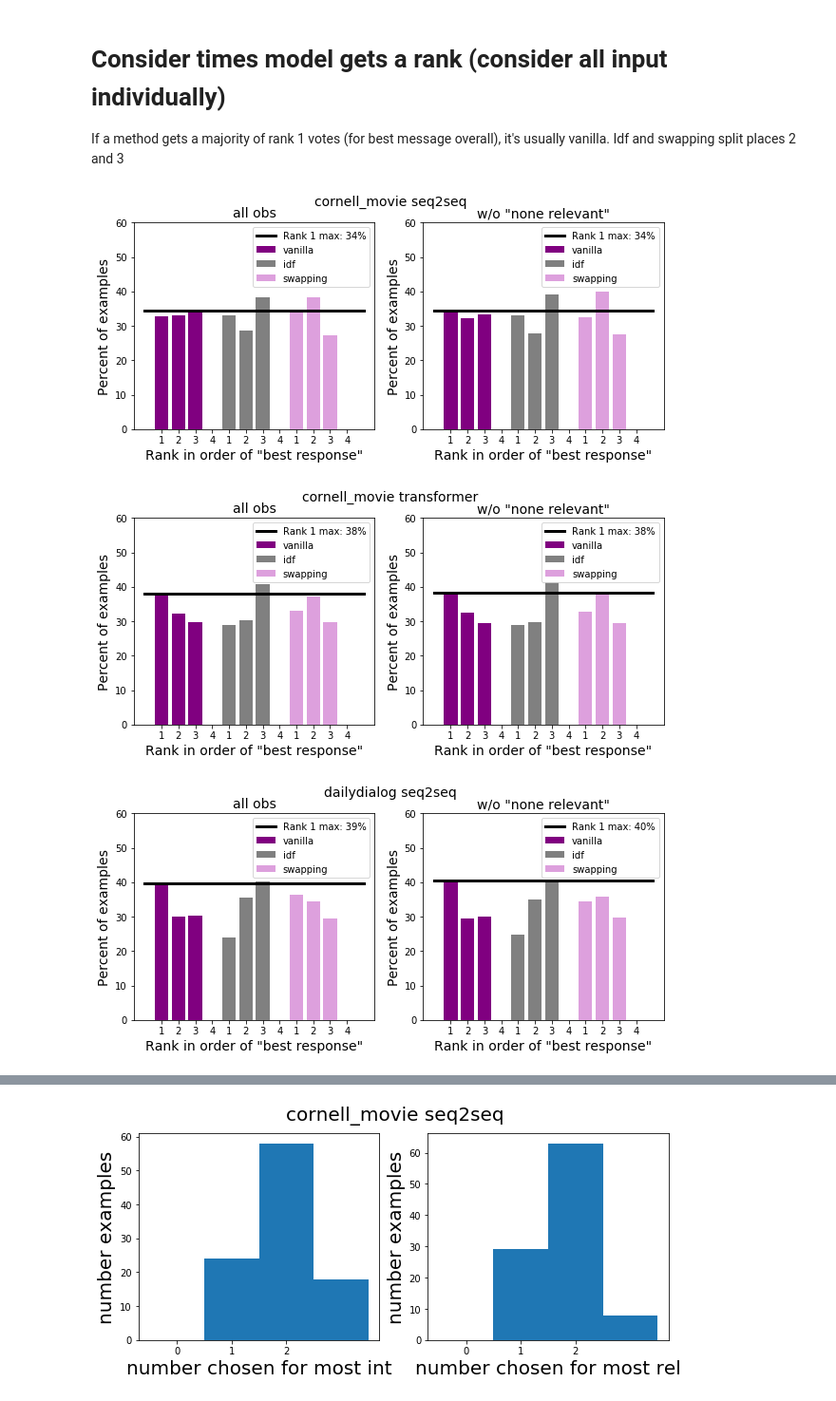
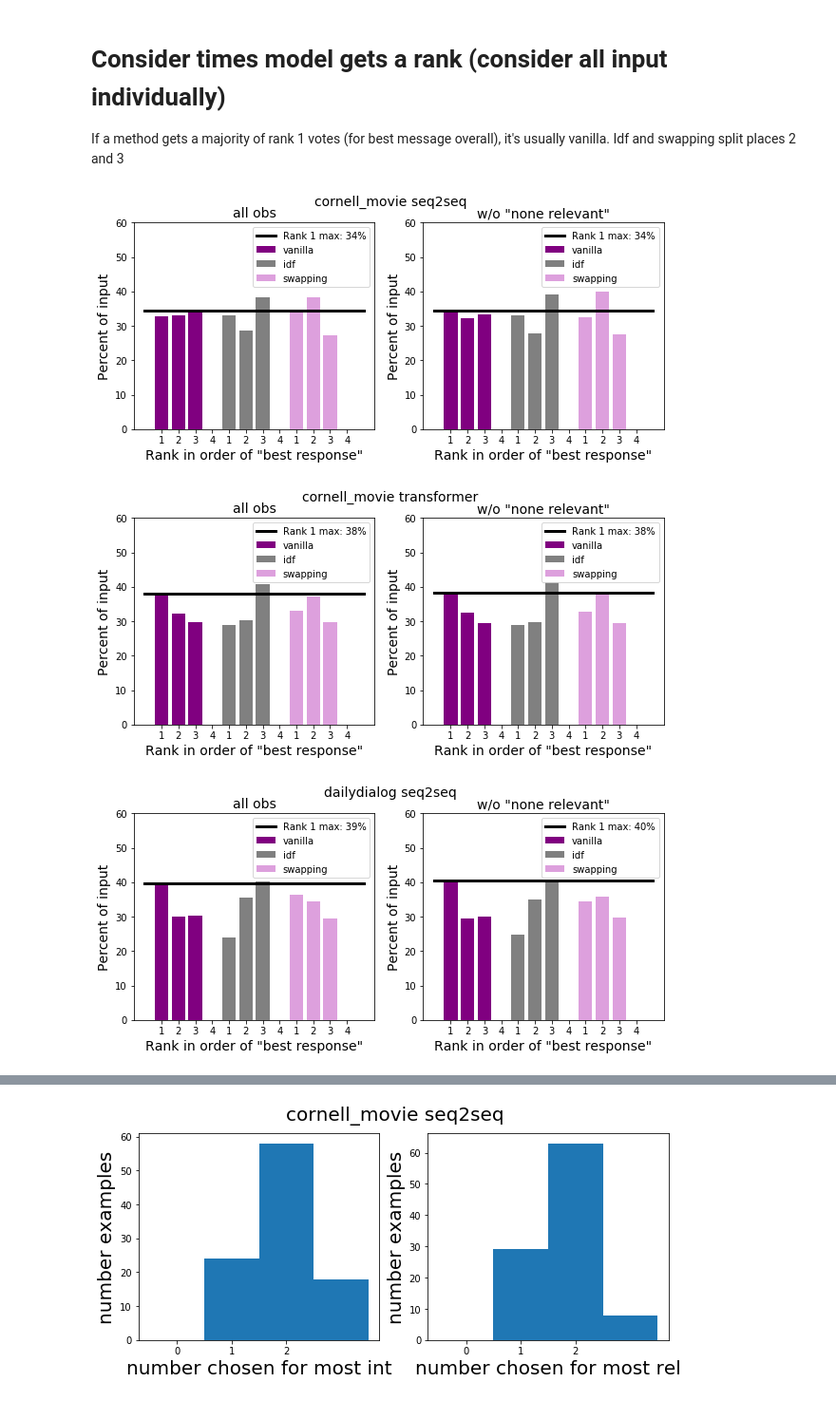
Before and after one commit to odemasi/ParlAI, a Jupyter notebook: evaluation/Explore_turk_results_v2.ipynb, the cells around one changed output, grey strips where cells are left out. Shown: that part at 95% size. Saved outputs shown, nothing was run; the diff lists cells and outputs as text; code cells hidden in the pictures.

```diff
--- a/evaluation/Explore_turk_results_v2.ipynb
+++ b/evaluation/Explore_turk_results_v2.ipynb
@@ -124,7 +124,7 @@ for i in turk_df.index:
 
         option_to_method = {}
         method_to_rank = {}
-#         method_to_resp = {}
+        method_to_resp = {}
 #         method_to_gram = {}
         for option in range(1, 4):
             model_pieces = row['Input.model_%s_%s' % (option, ex)].split(' ')
@@ -142,7 +142,7 @@ for i in turk_df.index:
             option_to_method[option] = method
             method_to_rank[method] = row['Answer.rank_%s_%s' % (ex, option)]
 
-#             method_to_resp[method] = row['Input.resp_%s_%s' % (option, ex)]
+            method_to_resp[method] = row['Input.resp_%s_%s' % (option, ex)]
 #             method_to_gram[method] = np.isnan(row['Answer.gram_%s_%s' % (ex, option)])
 
         most_interesting = option_to_method[row['Answer.int_%s' % (ex,)]]
@@ -155,13 +155,16 @@ for i in turk_df.index:
 
         choice_df.append([hit_num, worker_id, dataset, model, most_interesting, most_relevant, \
                           message1, message2, none_int, none_rel] + \
-                         [method_to_rank[m] for m in method_order] )
+                         [method_to_rank[m] for m in method_order] + \
+                         [method_to_resp[m] for m in method_order]
+                        )
 
 choice_df = pd.DataFrame(choice_df, columns = ['hit_num', 'worker_id', 'dataset', 'model', \
                                                'most_int', 'most_rel', \
                                                'message1', 'message2', \
                                                'none_int', 'none_rel']\
-                                             + method_order)
+                                             + method_order \
+                                             + ['resp_%s' % m for m in method_order])
 
 choice_df['context'] = choice_df['message1'] + choice_df['message2']
 # %%
@@ -189,6 +192,9 @@ Fraction of examples where none relevant: 0.08
 # Consider times model gets a rank (consider all input individually)
 If a method gets a majority of rank 1 votes (for best message overall), it's usually vanilla. Idf and swapping split places 2 and 3
 # %%
+colors = ['purple', 'grey', 'plum']
+
+
 for (dataset, model), setting_df in choice_df.groupby(['dataset', 'model']):
 
     some_relevant = ~setting_df['none_rel']
@@ -197,38 +203,37 @@ for (dataset, model), setting_df in choice_df.groupby(['dataset', 'model']):
     for name, df in [('all obs', setting_df),
                     ('w/o "none relevant"', setting_df[some_relevant])]:
 
-        colors = ['purple', 'grey', 'plum']
         N = float(df.shape[0])
 
         if name == 'all obs':
             use_ax = ax[0]
         else:
             use_ax = ax[1]
 
         method_max = 0
         for m, method in enumerate(method_order):
 
             for r in range(3):
                 perc_rank = 100.*np.sum(df[method] == (r+1))/N
 
                 if r == 0:
                     method_max = np.max((method_max, perc_rank))
                     use_ax.bar(m*4+r, perc_rank, color=colors[m], label=method)
                 else:
                     use_ax.bar(m*4+r, perc_rank, color=colors[m])
 
         use_ax.set_xticks(np.arange(12))
         use_ax.set_xticklabels(1+np.mod(np.arange(12),4))
         use_ax.plot([-1,12], [method_max, method_max],'k', linewidth=3, label='Rank 1 max: %d%%'%method_max)
         use_ax.legend()
         use_ax.set_ylim([0, 60])
         use_ax.set_title(name, fontsize=14)
-        use_ax.set_ylabel('Percent of examples', fontsize=14)
+        use_ax.set_ylabel('Percent of input', fontsize=14)
         use_ax.set_xlabel('Rank in order of "best response"', fontsize=14)
 
     plt.suptitle('%s %s' % (dataset, model), fontsize=14)
     plt.show()
 # %% [output]
-[figure, old version]
+[figure, new version]
-[figure, old version]
+[figure, new version]
-[figure, old version]
+[figure, new version]
```
Also changed, not shown: parts of 12 cells of this notebook.
